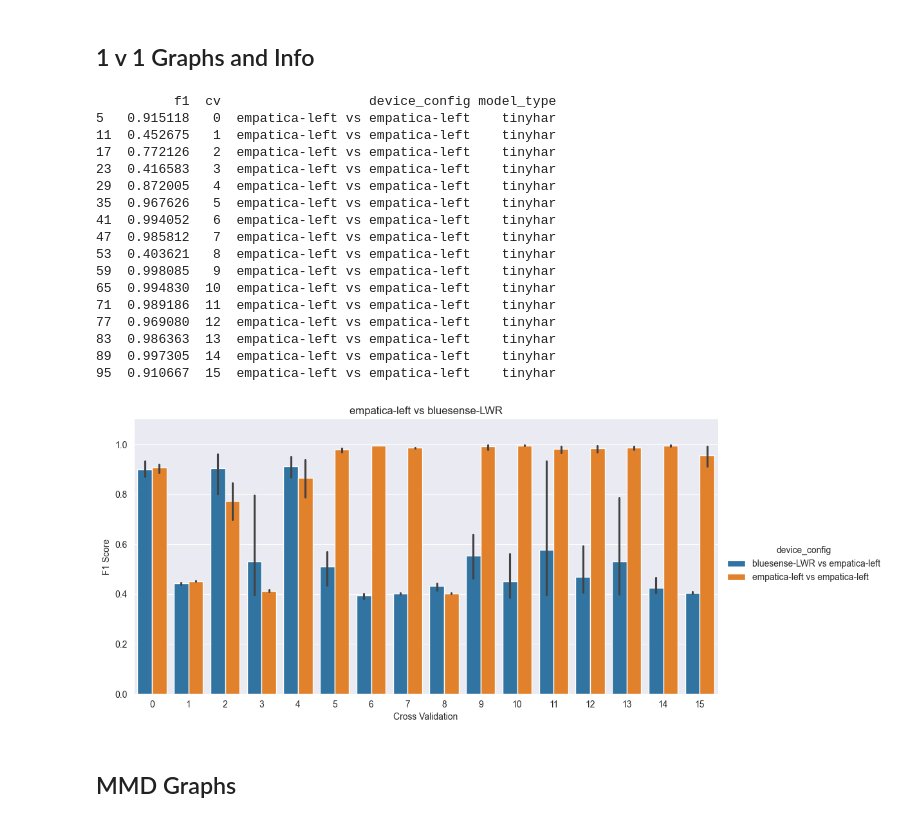
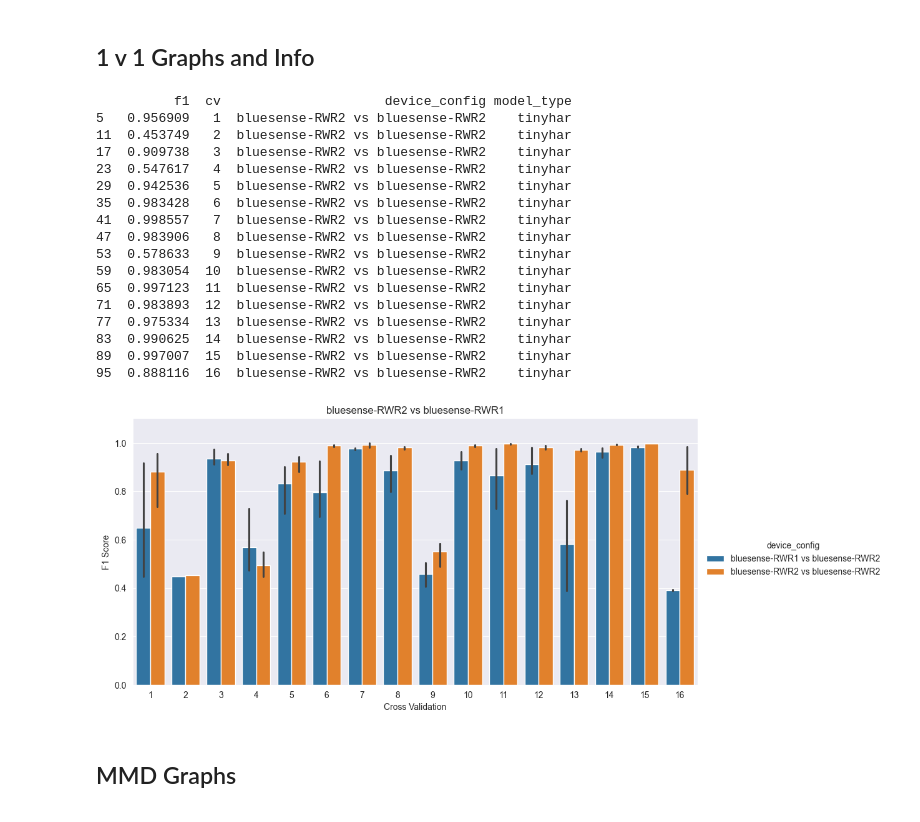
Before and after one commit to Gr33nMayhem/PERCOM_Variability_Research, a Jupyter notebook: notebooks/results_notebook/graph_creation.ipynb, the cells around one changed output. Drawn from its saved outputs; the diff is of its cells as text; code cells hidden in the pictures.

```diff
--- a/notebooks/results_notebook/graph_creation.ipynb
+++ b/notebooks/results_notebook/graph_creation.ipynb
@@ -12,8 +12,8 @@ root_path = os.path.abspath(os.path.join('..', '..'))
 # %%
 # 17 for real disp
 num_participants = 16
-sensor_test = 'empatica-left'
-sensor_train = 'bluesense-LWR'
+sensor_test = 'bluesense-RWR2'
+sensor_train = 'bluesense-RWR1'
 # %%
 # Method used for getting the right path for a model based on the device name and the cv number
 '''
@@ -113,53 +113,53 @@ def get_result_for_model(root_path, model_device, test_device, model_type, cv):
 # %%
 # Blue sense rwr1 vs rwr2
 result_list = []
 for i in range(num_participants):
     for model in ['attend', 'deepconv', 'tinyhar']:
         # plot the confusion matrix for each cv
         # create_confusion(root_path, sensor_train, sensor_test, model, i)
         # create_confusion(root_path, sensor_test, sensor_test, model, i)
         result1 = get_result_for_model(root_path, sensor_train, sensor_test, model, i)
         result2 = get_result_for_model(root_path, sensor_test, sensor_test, model, i)
 
         dict_results = {'f1': result1[3],
-                        'cv': i,
+                        'cv': i + 1,
                         'device_config': sensor_train + ' vs ' + sensor_test, 'model_type': model}
         result_list.append(dict_results)
         dict_results = {'f1': result2[3],
-                        'cv': i,
+                        'cv': i + 1,
                         'device_config': sensor_test + ' vs ' + sensor_test, 'model_type': model}
         result_list.append(dict_results)
 df = pd.DataFrame(result_list)
 # print only rwr1 vs rwr1 and model deepconv
 print(df[(df['device_config'] == sensor_test + ' vs ' + sensor_test) & (df['model_type'] == 'tinyhar')])
 
 # plot the f1 score for all participants as bar graph using sns catplot bar
 sns.catplot(x='cv', y='f1', hue='device_config', data=df, kind='bar', aspect=2, height=5)
 plt.title(sensor_test + ' vs ' + sensor_train)
 plt.xlabel('Cross Validation')
 plt.ylabel('F1 Score')
 # plot max y value is 1.1
 plt.ylim(0, 1.1)
 plt.show()
 # %% [output]
-          f1  cv                   device_config model_type
-5   0.915118   0  empatica-left vs empatica-left    tinyhar
-11  0.452675   1  empatica-left vs empatica-left    tinyhar
-17  0.772126   2  empatica-left vs empatica-left    tinyhar
-23  0.416583   3  empatica-left vs empatica-left    tinyhar
-29  0.872005   4  empatica-left vs empatica-left    tinyhar
-35  0.967626   5  empatica-left vs empatica-left    tinyhar
-41  0.994052   6  empatica-left vs empatica-left    tinyhar
-47  0.985812   7  empatica-left vs empatica-left    tinyhar
-53  0.403621   8  empatica-left vs empatica-left    tinyhar
-59  0.998085   9  empatica-left vs empatica-left    tinyhar
-65  0.994830  10  empatica-left vs empatica-left    tinyhar
-71  0.989186  11  empatica-left vs empatica-left    tinyhar
-77  0.969080  12  empatica-left vs empatica-left    tinyhar
-83  0.986363  13  empatica-left vs empatica-left    tinyhar
-89  0.997305  14  empatica-left vs empatica-left    tinyhar
-95  0.910667  15  empatica-left vs empatica-left    tinyhar
+          f1  cv                     device_config model_type
+5   0.956909   1  bluesense-RWR2 vs bluesense-RWR2    tinyhar
+11  0.453749   2  bluesense-RWR2 vs bluesense-RWR2    tinyhar
+17  0.909738   3  bluesense-RWR2 vs bluesense-RWR2    tinyhar
+23  0.547617   4  bluesense-RWR2 vs bluesense-RWR2    tinyhar
+29  0.942536   5  bluesense-RWR2 vs bluesense-RWR2    tinyhar
+35  0.983428   6  bluesense-RWR2 vs bluesense-RWR2    tinyhar
+41  0.998557   7  bluesense-RWR2 vs bluesense-RWR2    tinyhar
+47  0.983906   8  bluesense-RWR2 vs bluesense-RWR2    tinyhar
+53  0.578633   9  bluesense-RWR2 vs bluesense-RWR2    tinyhar
+59  0.983054  10  bluesense-RWR2 vs bluesense-RWR2    tinyhar
+65  0.997123  11  bluesense-RWR2 vs bluesense-RWR2    tinyhar
+71  0.983893  12  bluesense-RWR2 vs bluesense-RWR2    tinyhar
+77  0.975334  13  bluesense-RWR2 vs bluesense-RWR2    tinyhar
+83  0.990625  14  bluesense-RWR2 vs bluesense-RWR2    tinyhar
+89  0.997007  15  bluesense-RWR2 vs bluesense-RWR2    tinyhar
+95  0.888116  16  bluesense-RWR2 vs bluesense-RWR2    tinyhar
-[figure, old version]
+[figure, new version]
 # %%
 # Method for creating a multi bar graph with x axis and y axis values in the for of a list
 '''
```
Also changed, not shown: parts of 11 cells of this notebook, 1 other file.
